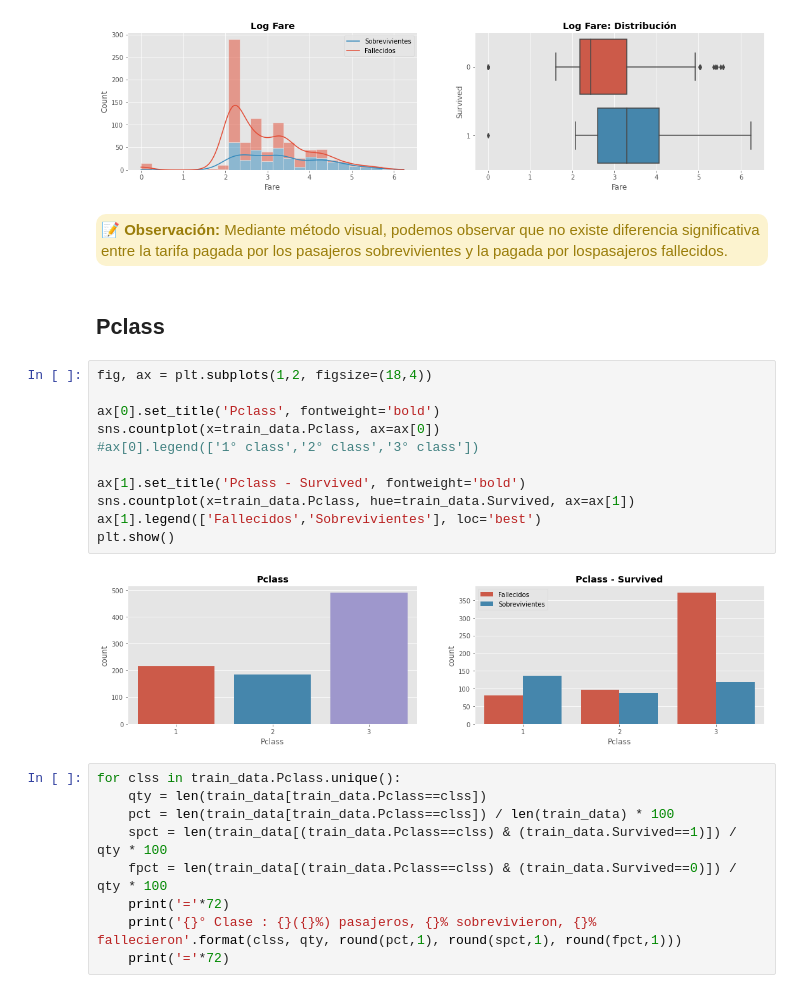
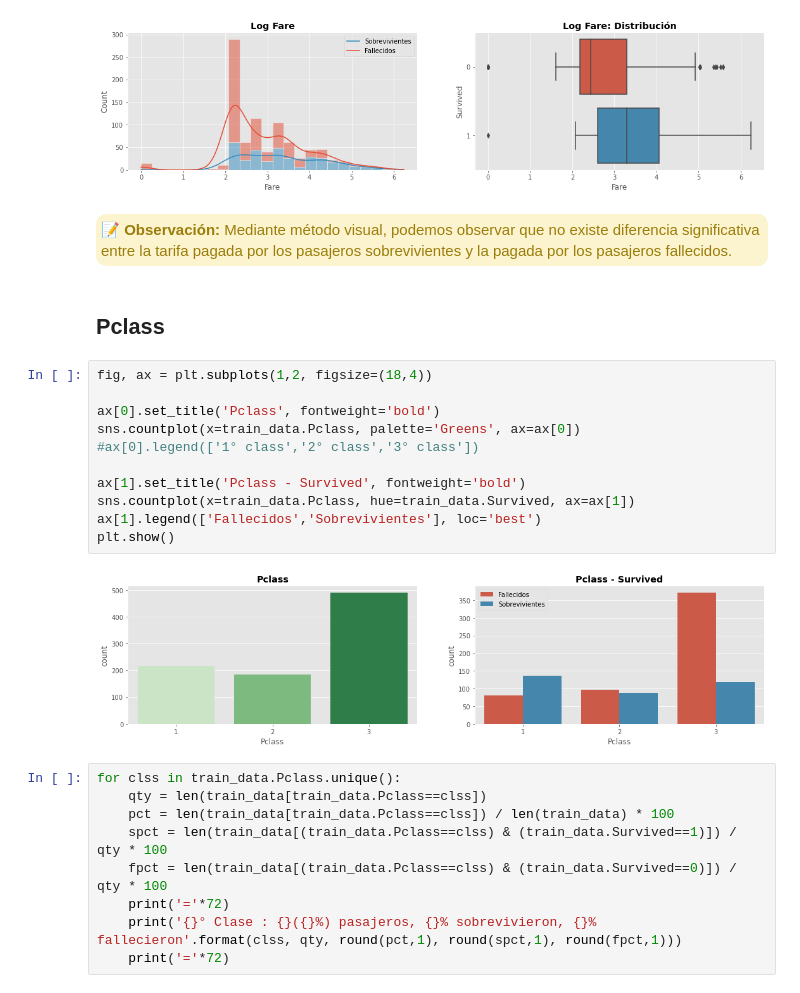
Before and after one commit to PabloJRW/titanic-classifier, a Jupyter notebook: EDA.ipynb, the cells around one changed output. Cells and saved outputs as stored; diff of their text form.

```diff
--- a/EDA.ipynb
+++ b/EDA.ipynb
@@ -204,23 +233,23 @@ plt.show()
            font-size:15px;
            font-family: Didot;
            letter-spacing:0.5px">
-<b>📝 Observación:</b> Mediante método visual, podemos observar que no existe diferencia significativa entre la tarifa pagada por los pasajeros sobrevivientes y la pagada por lospasajeros fallecidos.
+<b>📝 Observación:</b> Mediante método visual, podemos observar que no existe diferencia significativa entre la tarifa pagada por los pasajeros sobrevivientes y la pagada por los pasajeros fallecidos.
 </div>
 # %% [markdown]
 ## Pclass
 # %%
 fig, ax = plt.subplots(1,2, figsize=(18,4))
 
 ax[0].set_title('Pclass', fontweight='bold')
-sns.countplot(x=train_data.Pclass, ax=ax[0])
+sns.countplot(x=train_data.Pclass, palette='Greens', ax=ax[0])
 #ax[0].legend(['1° class','2° class','3° class'])
 
 ax[1].set_title('Pclass - Survived', fontweight='bold')
 sns.countplot(x=train_data.Pclass, hue=train_data.Survived, ax=ax[1])
 ax[1].legend(['Fallecidos','Sobrevivientes'], loc='best')
 plt.show()
 # %% [output]
-[figure, old version]
+[figure, new version]
 # %%
 for clss in train_data.Pclass.unique():
     qty = len(train_data[train_data.Pclass==clss])
```
Also changed, not shown: parts of 12 cells of this notebook.
